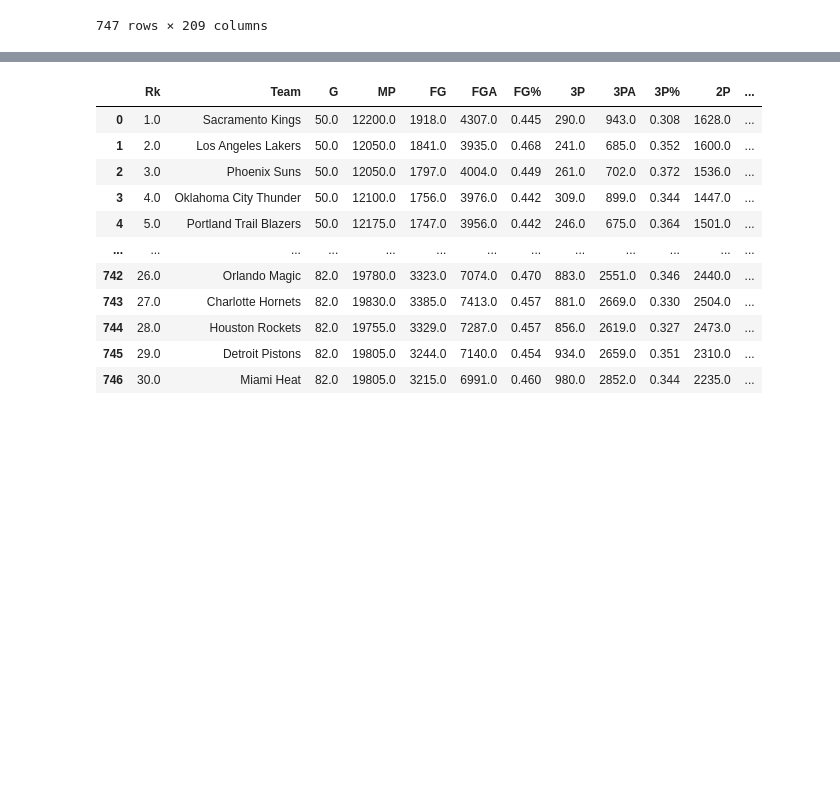
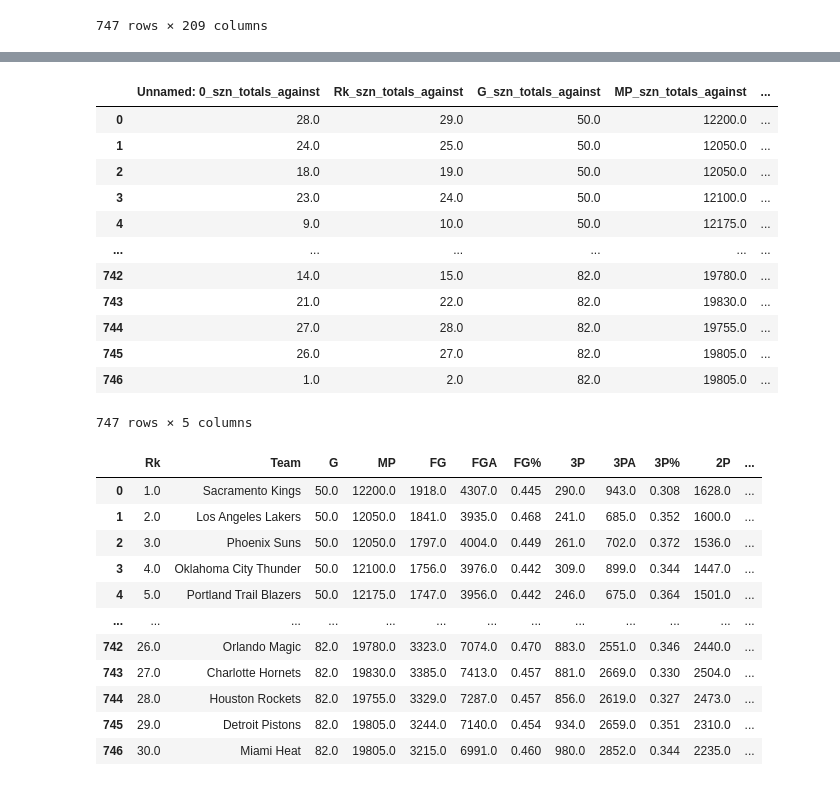
Before and after one commit to AlexBradshaw5/NBA_Playoffs, a Jupyter notebook: modeling.ipynb, the cells around one changed output, grey strips where cells are left out. Drawn from its saved outputs; the diff is of its cells as text; code cells hidden in the pictures; blank space fills up the shorter version.

```diff
--- a/modeling.ipynb
+++ b/modeling.ipynb
@@ -157,3 +166,21 @@ full
+# %%
+# "Unnamed" columns are index columns from csv files
+# Rk columns are index columns used by basketball reference
+full[full.columns[25:30]]
+# %% [output]
+|  | Unnamed: 0_szn_totals_against | Rk_szn_totals_against | G_szn_totals_against | MP_szn_totals_against | ... |
+| 0 | 28.0 | 29.0 | 50.0 | 12200.0 | ... |
+| 1 | 24.0 | 25.0 | 50.0 | 12050.0 | ... |
+| 2 | 18.0 | 19.0 | 50.0 | 12050.0 | ... |
+| 3 | 23.0 | 24.0 | 50.0 | 12100.0 | ... |
+| 4 | 9.0 | 10.0 | 50.0 | 12175.0 | ... |
+| ... | ... | ... | ... | ... | ... |
+| 742 | 14.0 | 15.0 | 82.0 | 19780.0 | ... |
+| 743 | 21.0 | 22.0 | 82.0 | 19830.0 | ... |
+| 744 | 27.0 | 28.0 | 82.0 | 19755.0 | ... |
+| 745 | 26.0 | 27.0 | 82.0 | 19805.0 | ... |
+| 746 | 1.0 | 2.0 | 82.0 | 19805.0 | ... |
+747 rows × 5 columns
 # %%
 
 assert full.Team.unique().size==30
```
Also changed, not shown: parts of 8 cells of this notebook.
